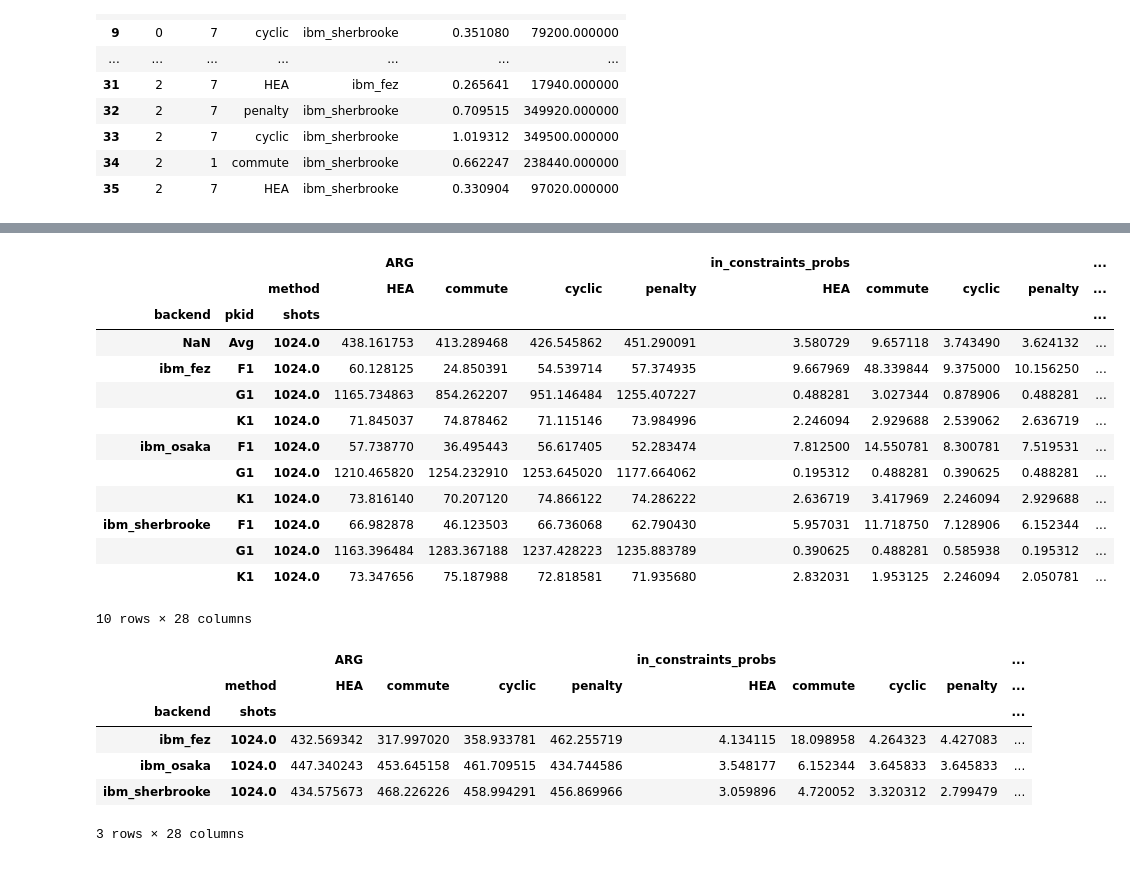
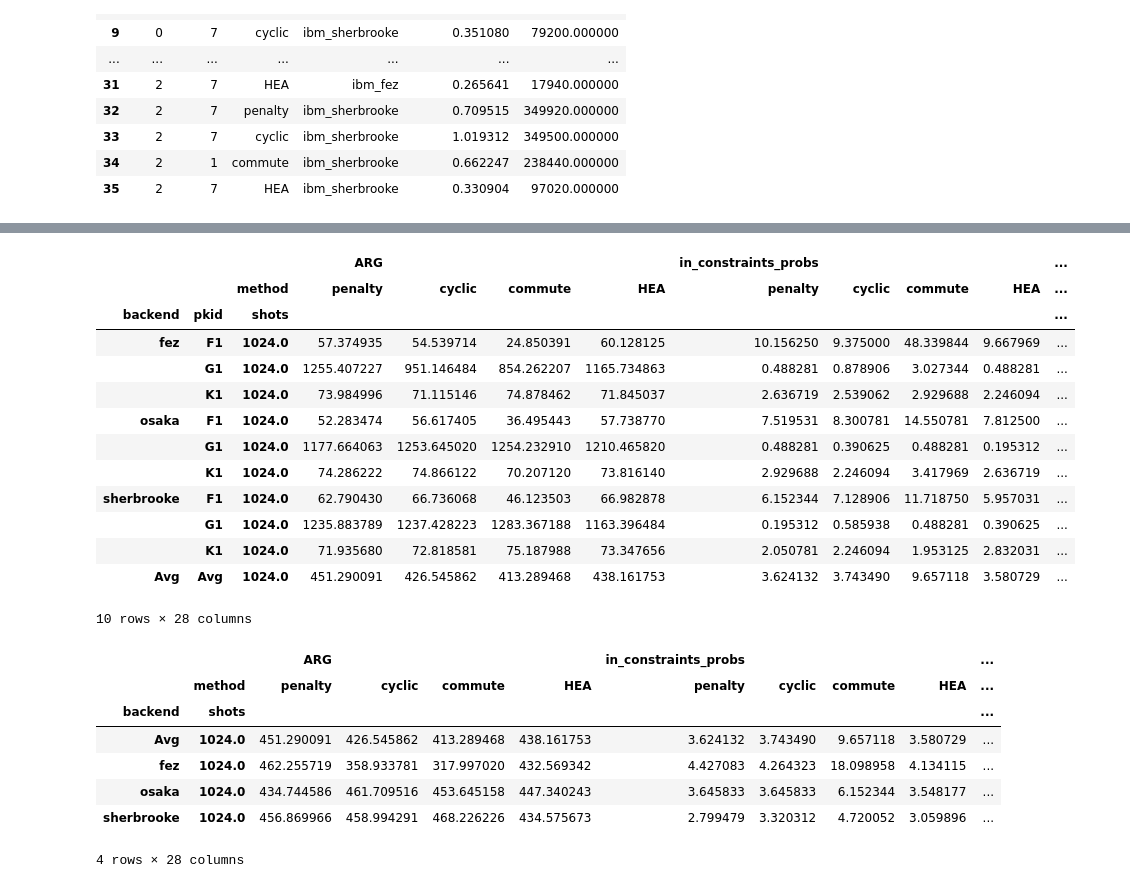
Before and after one commit to jiang7f/FLP, a Jupyter notebook: implementations/data/QPU/qpu_draw.ipynb, the cells around one changed output, grey strips where cells are left out. Saved outputs shown, nothing was run; the diff lists cells and outputs as text; code cells hidden in the pictures.

```diff
--- a/implementations/data/QPU/qpu_draw.ipynb
+++ b/implementations/data/QPU/qpu_draw.ipynb
@@ -4,7 +4,7 @@ import matplotlib.pyplot as plt
 import pandas as pd
 
 # Load the data
-data = pd.read_csv('ibm_data.csv')
+data = pd.read_csv('real_qpu_data.csv')
 data.drop(columns=['pbid'], inplace=True)
 data
 # %% [output]
@@ -48,6 +49,7 @@ latency_df
 | 35 | 2 | 7 | HEA | ibm_sherbrooke | 0.330904 | 97020.000000 |
 # %%
 qpu_data =data.merge(latency_df, on=['pkid', 'layers', 'method', 'backend'])
+qpu_data['backend'] = qpu_data['backend'].str.replace('^ibm_', '', regex=True)
 qpu_data
 # %% [output]
 |  | pkid | layers | method | backend | shots | ARG | in_constraints_probs | best_solution_probs | ... |
@@ -118,10 +120,9 @@ value_columns = [col for col in qpu_data.columns if col not in index_columns]
 # 计算每组的均值
 grouped_means = qpu_data.groupby(['layers', 'method'])[value_columns].mean().reset_index()
 grouped_means['pkid'] = 'Avg'
+grouped_means['backend'] = 'Avg'
 # 添加均值行到 DataFrame
-df_combined = pd.concat([qpu_data, grouped_means], ignore_index=True)
+qpu_data = pd.concat([qpu_data, grouped_means], ignore_index=True)
 
-qpu_data = df_combined
-for row in qpu_data[index_columns].values:
-    print(row)
+qpu_data
 # %% [output]
@@ -145,31 +146,32 @@ for row in qpu_data[index_columns].values:
 # %%
-data2draw = qpu_data.pivot(index =['backend','pkid','shots'], columns='method', values=["ARG",'in_constraints_probs','best_solution_probs','iteration_count','latency','transpile_time','runtime'])
+data2draw = qpu_data.pivot_table(index =['backend','pkid','shots'], columns='method', values=["ARG",'in_constraints_probs','best_solution_probs','iteration_count','latency','transpile_time','runtime'], sort=False)
 data2draw
 # %% [output]
 |  |  |  | ARG |  |  |  | in_constraints_probs |  |  |  | ... |
-|  |  | method | HEA | commute | cyclic | penalty | HEA | commute | cyclic | penalty | ... |
+|  |  | method | penalty | cyclic | commute | HEA | penalty | cyclic | commute | HEA | ... |
 | backend | pkid | shots |  |  |  |  |  |  |  |  | ... |
-| NaN | Avg | 1024.0 | 438.161753 | 413.289468 | 426.545862 | 451.290091 | 3.580729 | 9.657118 | 3.743490 | 3.624132 | ... |
-| ibm_fez | F1 | 1024.0 | 60.128125 | 24.850391 | 54.539714 | 57.374935 | 9.667969 | 48.339844 | 9.375000 | 10.156250 | ... |
-|  | G1 | 1024.0 | 1165.734863 | 854.262207 | 951.146484 | 1255.407227 | 0.488281 | 3.027344 | 0.878906 | 0.488281 | ... |
-|  | K1 | 1024.0 | 71.845037 | 74.878462 | 71.115146 | 73.984996 | 2.246094 | 2.929688 | 2.539062 | 2.636719 | ... |
-| ibm_osaka | F1 | 1024.0 | 57.738770 | 36.495443 | 56.617405 | 52.283474 | 7.812500 | 14.550781 | 8.300781 | 7.519531 | ... |
-|  | G1 | 1024.0 | 1210.465820 | 1254.232910 | 1253.645020 | 1177.664062 | 0.195312 | 0.488281 | 0.390625 | 0.488281 | ... |
-|  | K1 | 1024.0 | 73.816140 | 70.207120 | 74.866122 | 74.286222 | 2.636719 | 3.417969 | 2.246094 | 2.929688 | ... |
-| ibm_sherbrooke | F1 | 1024.0 | 66.982878 | 46.123503 | 66.736068 | 62.790430 | 5.957031 | 11.718750 | 7.128906 | 6.152344 | ... |
-|  | G1 | 1024.0 | 1163.396484 | 1283.367188 | 1237.428223 | 1235.883789 | 0.390625 | 0.488281 | 0.585938 | 0.195312 | ... |
-|  | K1 | 1024.0 | 73.347656 | 75.187988 | 72.818581 | 71.935680 | 2.832031 | 1.953125 | 2.246094 | 2.050781 | ... |
+| fez | F1 | 1024.0 | 57.374935 | 54.539714 | 24.850391 | 60.128125 | 10.156250 | 9.375000 | 48.339844 | 9.667969 | ... |
+|  | G1 | 1024.0 | 1255.407227 | 951.146484 | 854.262207 | 1165.734863 | 0.488281 | 0.878906 | 3.027344 | 0.488281 | ... |
+|  | K1 | 1024.0 | 73.984996 | 71.115146 | 74.878462 | 71.845037 | 2.636719 | 2.539062 | 2.929688 | 2.246094 | ... |
+| osaka | F1 | 1024.0 | 52.283474 | 56.617405 | 36.495443 | 57.738770 | 7.519531 | 8.300781 | 14.550781 | 7.812500 | ... |
+|  | G1 | 1024.0 | 1177.664063 | 1253.645020 | 1254.232910 | 1210.465820 | 0.488281 | 0.390625 | 0.488281 | 0.195312 | ... |
+|  | K1 | 1024.0 | 74.286222 | 74.866122 | 70.207120 | 73.816140 | 2.929688 | 2.246094 | 3.417969 | 2.636719 | ... |
+| sherbrooke | F1 | 1024.0 | 62.790430 | 66.736068 | 46.123503 | 66.982878 | 6.152344 | 7.128906 | 11.718750 | 5.957031 | ... |
+|  | G1 | 1024.0 | 1235.883789 | 1237.428223 | 1283.367188 | 1163.396484 | 0.195312 | 0.585938 | 0.488281 | 0.390625 | ... |
+|  | K1 | 1024.0 | 71.935680 | 72.818581 | 75.187988 | 73.347656 | 2.050781 | 2.246094 | 1.953125 | 2.832031 | ... |
+| Avg | Avg | 1024.0 | 451.290091 | 426.545862 | 413.289468 | 438.161753 | 3.624132 | 3.743490 | 9.657118 | 3.580729 | ... |
 10 rows × 28 columns
 # %%
 data2draw.groupby(['backend','shots']).mean()
 # %% [output]
 |  |  | ARG |  |  |  | in_constraints_probs |  |  |  | ... |
-|  | method | HEA | commute | cyclic | penalty | HEA | commute | cyclic | penalty | ... |
+|  | method | penalty | cyclic | commute | HEA | penalty | cyclic | commute | HEA | ... |
 | backend | shots |  |  |  |  |  |  |  |  | ... |
-| ibm_fez | 1024.0 | 432.569342 | 317.997020 | 358.933781 | 462.255719 | 4.134115 | 18.098958 | 4.264323 | 4.427083 | ... |
-| ibm_osaka | 1024.0 | 447.340243 | 453.645158 | 461.709515 | 434.744586 | 3.548177 | 6.152344 | 3.645833 | 3.645833 | ... |
-| ibm_sherbrooke | 1024.0 | 434.575673 | 468.226226 | 458.994291 | 456.869966 | 3.059896 | 4.720052 | 3.320312 | 2.799479 | ... |
+| Avg | 1024.0 | 451.290091 | 426.545862 | 413.289468 | 438.161753 | 3.624132 | 3.743490 | 9.657118 | 3.580729 | ... |
+| fez | 1024.0 | 462.255719 | 358.933781 | 317.997020 | 432.569342 | 4.427083 | 4.264323 | 18.098958 | 4.134115 | ... |
+| osaka | 1024.0 | 434.744586 | 461.709516 | 453.645158 | 447.340243 | 3.645833 | 3.645833 | 6.152344 | 3.548177 | ... |
+| sherbrooke | 1024.0 | 456.869966 | 458.994291 | 468.226226 | 434.575673 | 2.799479 | 3.320312 | 4.720052 | 3.059896 | ... |
-3 rows × 28 columns
+4 rows × 28 columns
 # %%
 data1024shots = data2draw.xs(1024, level='shots')
 # %%
```
Also changed, not shown: parts of 8 cells of this notebook, 46 other files.
